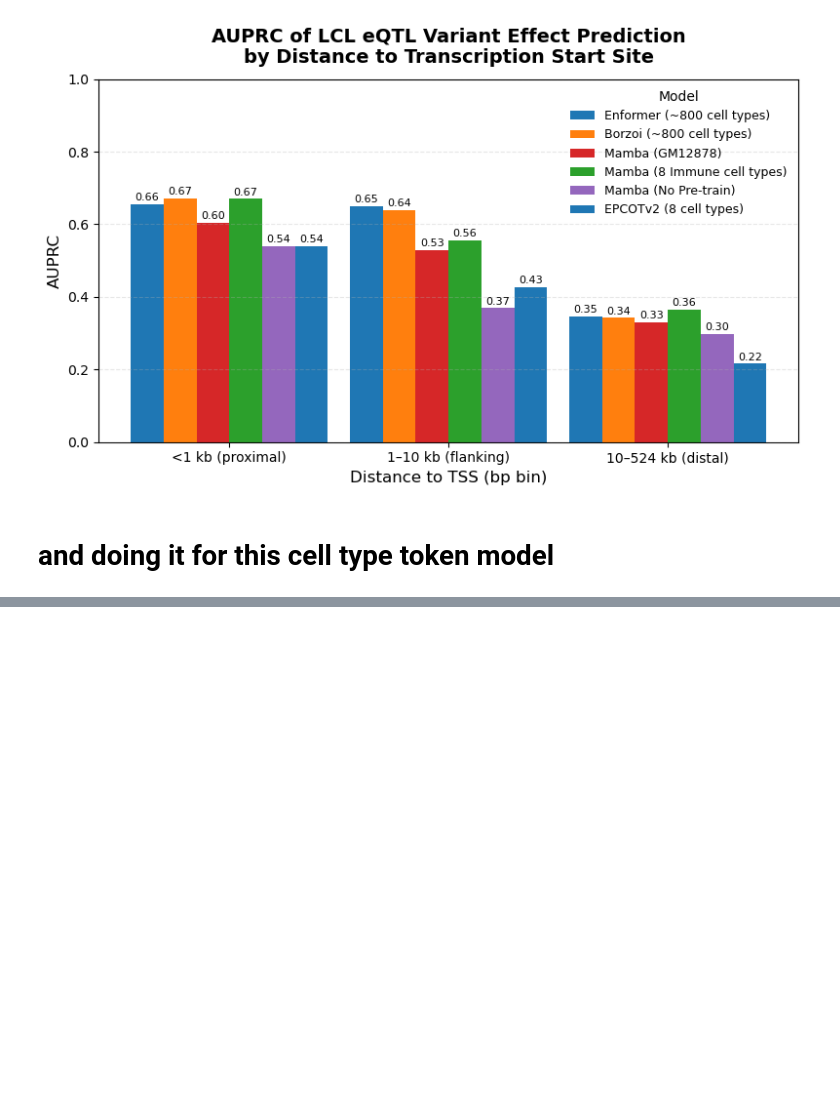
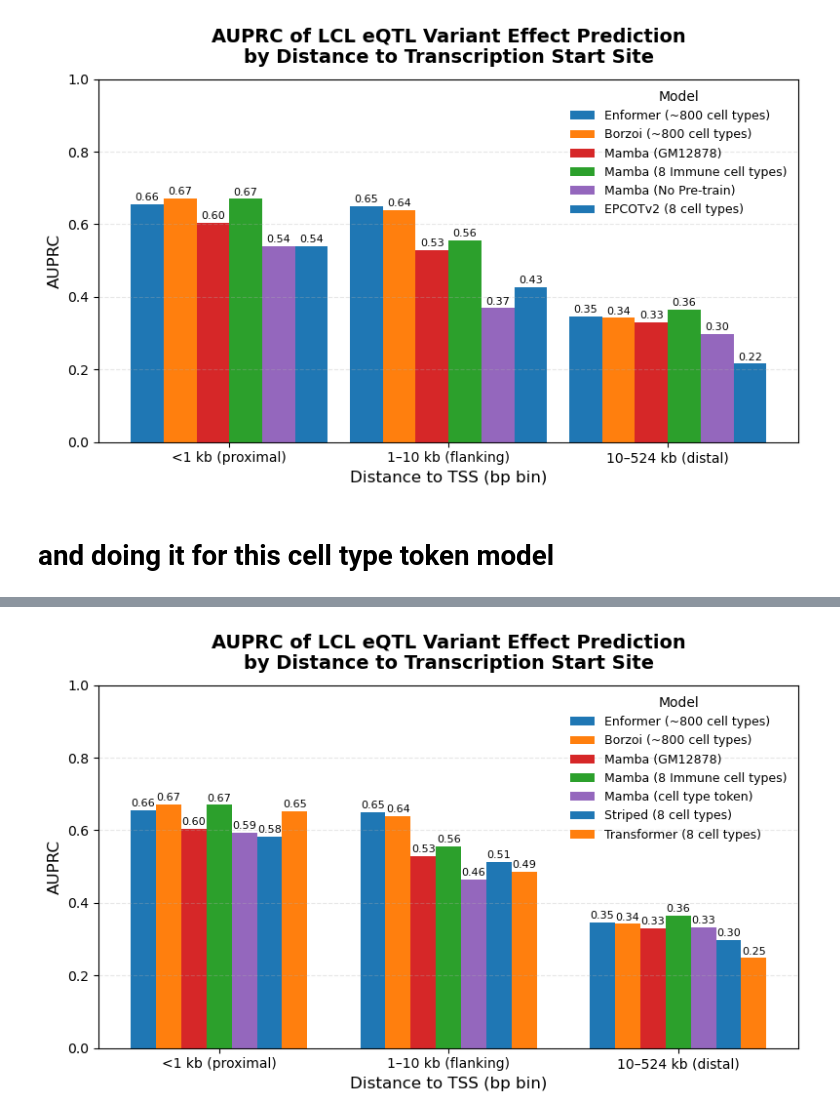
Before and after one commit to Sarthak-Ti/caduceus, a Jupyter notebook: code_test/eQTL_benchmark4.ipynb, the cells around one changed output, grey strips where cells are left out. Saved outputs shown, nothing was run; the diff lists cells and outputs as text; code cells hidden in the pictures; blank space fills up the shorter version.

Commit message:
striped hydra

```diff
--- a/code_test/eQTL_benchmark4.ipynb
+++ b/code_test/eQTL_benchmark4.ipynb
@@ -1086,0 +1323,40 @@ plt.show()
+# %%
+model_labels     = ['Enformer (~800 cell types)', 'Borzoi (~800 cell types)', 'Mamba (GM12878)',
+                    'Mamba (8 Immune cell types)', 'Mamba (cell type token)', 'Striped (8 cell types)', 'Transformer (8 cell types)']
+x         = np.arange(len(thresholds))
+bar_width = 0.11
+
+plt.figure(figsize=(8, 5))
+for i, label in enumerate(model_labels):
+    plt.bar(x + i*bar_width,
+            auprc[:, i],
+            width=bar_width,
+            label=label,
+            color=colors[i % len(colors)])
+
+# Annotate bar heights
+for i in range(len(thresholds)):
+    for j in range(len(model_labels)):
+        y = auprc[i, j]
+        plt.text(x[i] + j*bar_width, y + 0.005,
+                 f'{y:.2f}', ha='center', va='bottom', fontsize=8)
+
+# Styling
+plt.xticks(x + (len(model_labels)-1)/2*bar_width, threshold_names, fontsize=10)
+plt.yticks(fontsize=10)
+plt.ylim(0, 1.0)
+plt.grid(axis='y', linestyle='--', alpha=0.3)
+
+plt.xlabel('Distance to TSS (bp bin)', fontsize=12)
+plt.ylabel('AUPRC', fontsize=12)
+plt.title('AUPRC of LCL eQTL Variant Effect Prediction\nby Distance to Transcription Start Site',
+          fontsize=14, fontweight='bold', pad=12)
+
+# leg = plt.legend(title='Model', fontsize=9, title_fontsize=10,
+#                  bbox_to_anchor=(1.02, 1), loc='upper left', frameon=False)
+leg = plt.legend(title='Model', fontsize=9, title_fontsize=10, loc='upper right', frameon=False)
+
+plt.tight_layout()
+plt.show()
+# %% [output]
+[figure, added]
```
Also changed, not shown: parts of 5 cells of this notebook, 54 other files.
